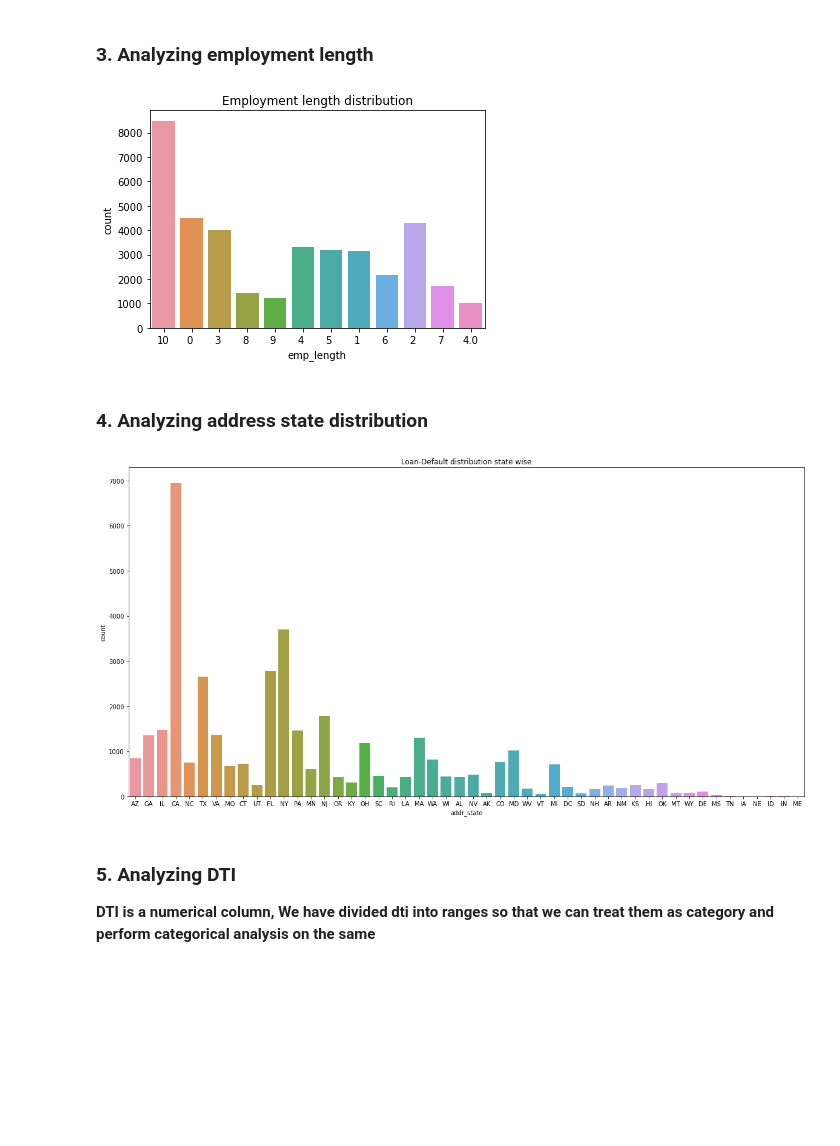
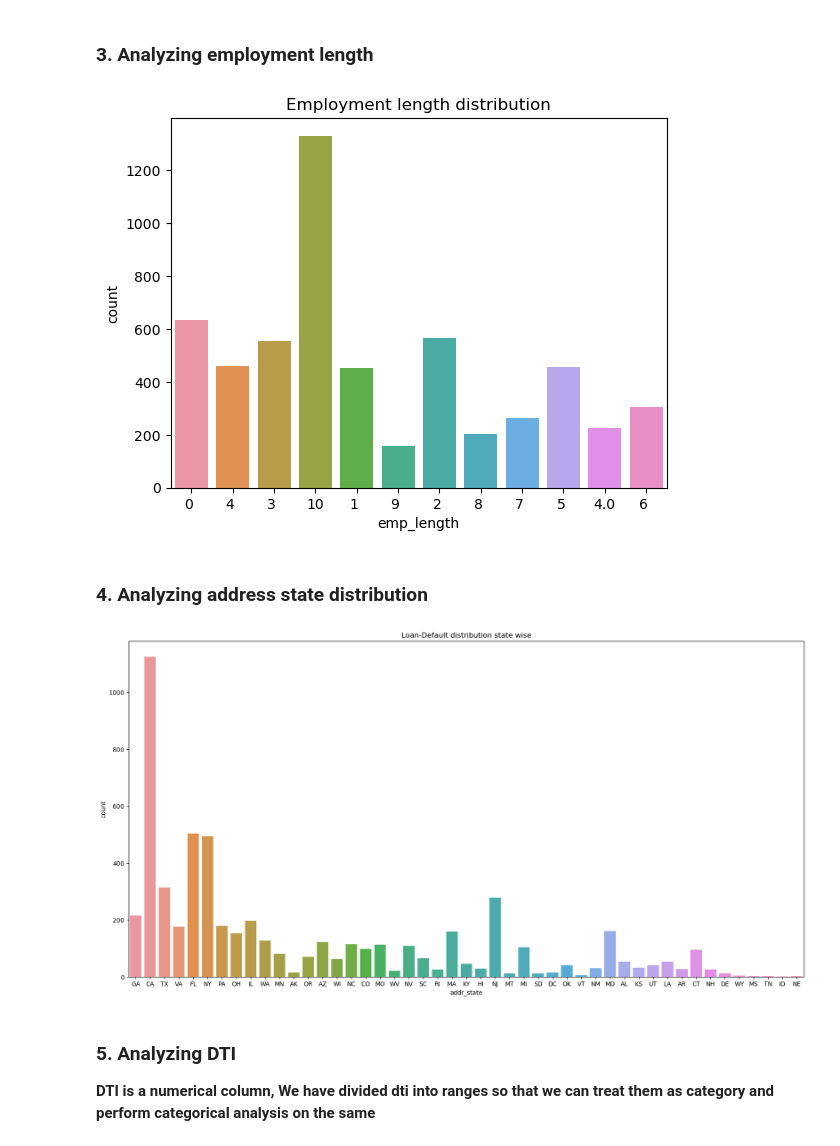
Before and after one commit to tushar091/LendingClubCaseStudy, a Jupyter notebook: Group_Shambhavi_Tushar.ipynb, the cells around one changed output. Saved outputs shown, nothing was run; the diff lists cells and outputs as text; code cells hidden in the pictures; blank space fills up the shorter version.

```diff
--- a/Group_Shambhavi_Tushar.ipynb
+++ b/Group_Shambhavi_Tushar.ipynb
@@ -118,8 +118,8 @@ df_loan.drop(['mths_since_last_delinq','mths_since_last_record'],axis=1,inplace=
 df_loan['emp_length']=df_loan['emp_length'].str.replace("years","")
 df_loan['emp_length']=df_loan['emp_length'].str.replace("year","")
 df_loan['emp_length']=df_loan['emp_length'].str.replace("< 1","0")
-#df_loan['emp_length']=df_loan['emp_length'].str.replace('10+ ', '10')
-df_loan['emp_length']=df_loan['emp_length'].str.replace(r'(^.*10+.*$)', '10')
+df_loan['emp_length']=df_loan['emp_length'].str.replace('10+ ', '10')
+#df_loan['emp_length']=df_loan['emp_length'].str.replace(r'(^.*10+.*$)', '10')
 # %%
 df_loan['emp_length'].fillna(df_loan['emp_length'].median(),inplace=True)
 # %%
@@ -314,20 +314,20 @@ plt.show()
 # %% [markdown]
 ### 3. Analyzing employment length
 # %%
-sns.countplot(x='emp_length', data=df_filter)
+sns.countplot(x='emp_length', data=df_filter[df_filter['loan_status']=='Charged Off'])
 plt.title('Employment length distribution')
 plt.show()
 # %% [output]
-[figure, old version]
+[figure, new version]
 # %% [markdown]
 ### 4. Analyzing address state distribution
 # %%
 plt.figure(figsize=(20,10))
-sns.countplot(x='addr_state',data=df_filter,orient='v')
+sns.countplot(x='addr_state',data=df_filter[df_filter['loan_status']=='Charged Off'],orient='v')
 plt.title('Loan-Default distribution state wise')
 plt.show()
 # %% [output]
-[figure, old version]
+[figure, new version]
 # %% [markdown]
 ### 5. Analyzing DTI
 
```
Also changed, not shown: parts of 43 cells of this notebook, 1 other file.
